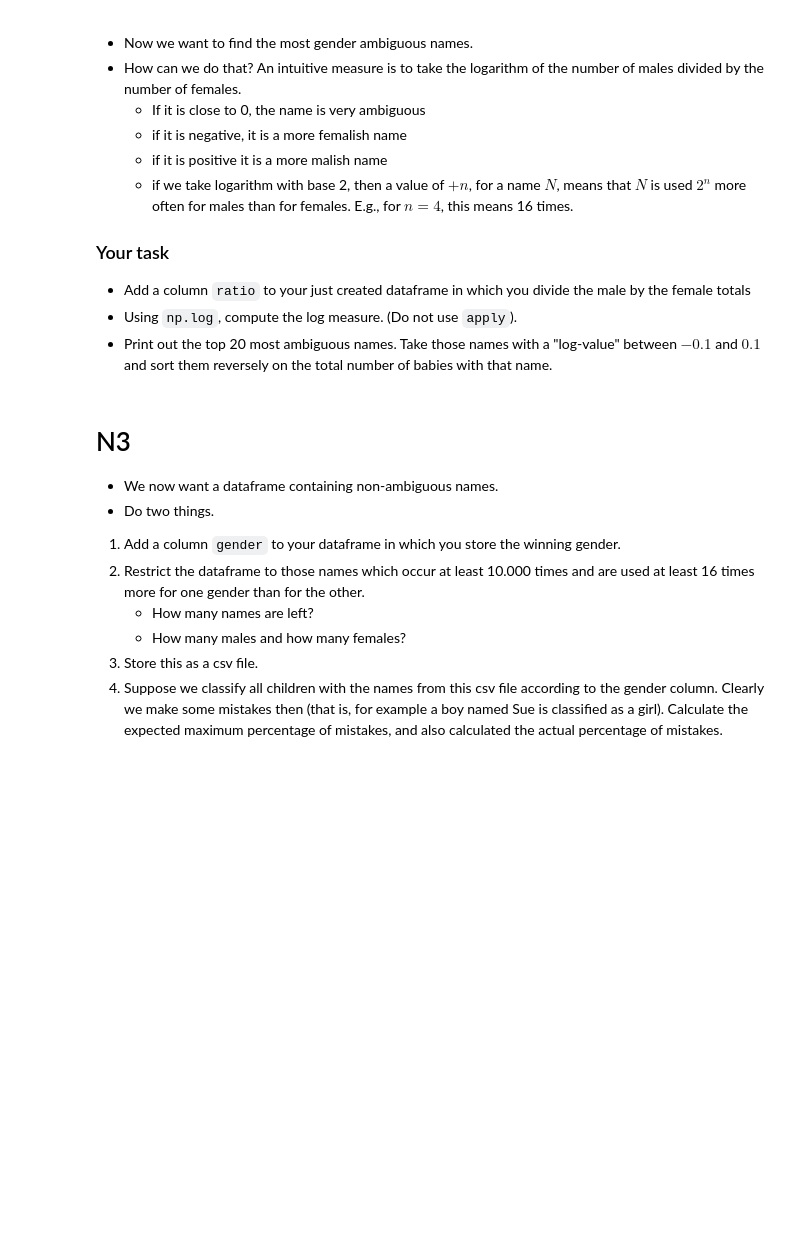
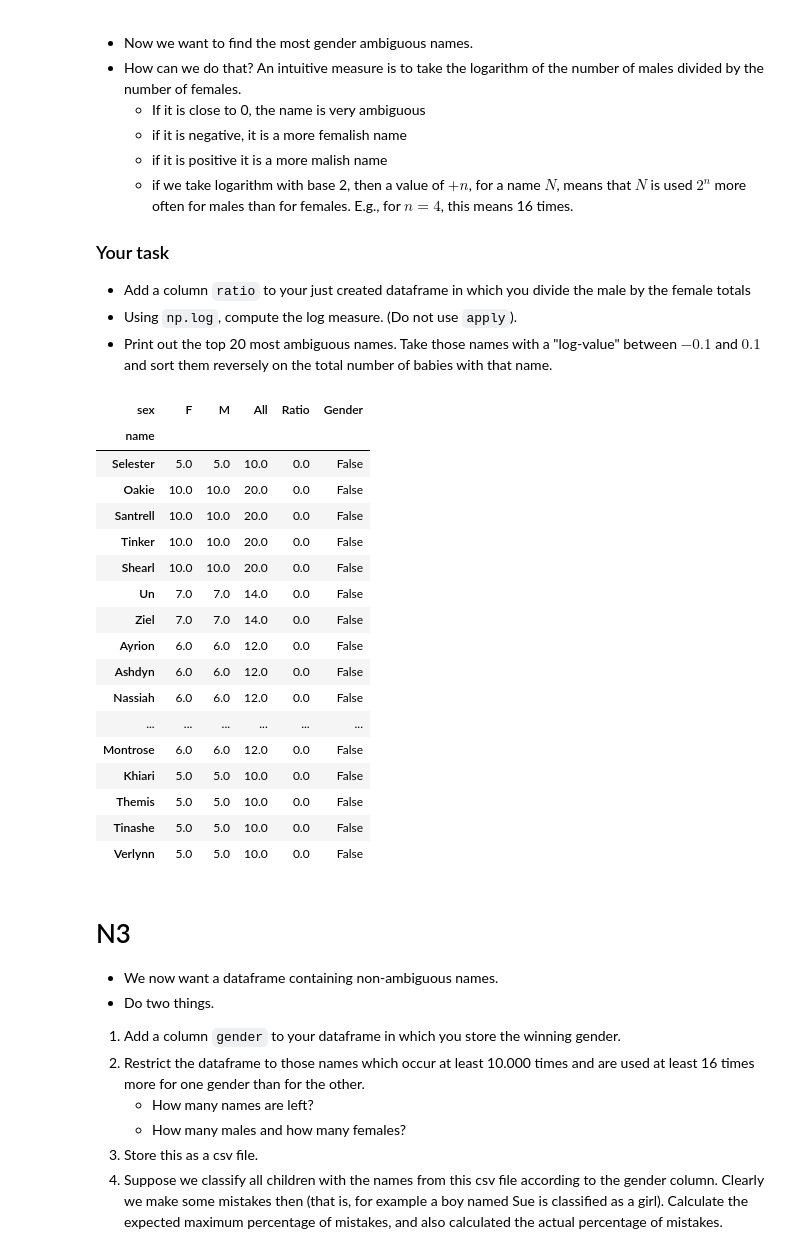
Before and after one commit to JoepStraatman/datascience, a Jupyter notebook: Assignment3-2018.ipynb, the cells around one changed output. Cells and saved outputs as stored; diff of their text form; code cells hidden in the pictures; blank space fills up the shorter version.

```diff
--- a/Assignment3-2018.ipynb
+++ b/Assignment3-2018.ipynb
@@ -494,7 +494,7 @@ columns = ['name', 'sex', 'births']
 
 pieces = []
 for year in years:
-    files = '../babynames/yob%d.txt' % year
+    files = 'babynames/yob%d.txt' % year
     dateframe = pd.read_csv(files, names=columns)
 
     dateframe['year'] = year
@@ -506,3 +524,9 @@ print (finalframe)
+# %%
+total_births = finalframe.pivot_table(values='births', index='name',columns='sex', aggfunc=sum, margins=True)
+newbirth = total_births.dropna()
+alle = newbirth.sort_values(by=['All'], ascending = False)
+#total_births['AL'] = total_births.apply(lambda row: row.F + row.M, axis=1)
+#total_births.dropna()
 # %% [markdown]
 # N2
 
@@ -517,6 +541,35 @@ print (finalframe)
 * Add a column `ratio` to your just created dataframe in which you divide the male by the female totals
 * Using `np.log`, compute the log measure. (Do not use `apply`).
 * Print out the top 20 most ambiguous names. Take those names with a "log-value" between $-0.1$ and $0.1$ and sort them reversely on the total number of babies with that name.
+# %%
+#total_births['Ratio'] = total_births.apply(lambda row: row.F + row.M, axis=1)
+#total_births.dropna()
+alle['Ratio'] = alle['M']/alle['F']
+alle['Ratio'] = np.log(alle['Ratio'])
+alle
+
+amb_names = alle.iloc[(alle['Ratio']-0).abs().argsort()[:19]]
+amb_names
+#amb_names.index.values
+# %% [output]
+| sex | F | M | All | Ratio | Gender |
+| name |  |  |  |  |  |
+| Selester | 5.0 | 5.0 | 10.0 | 0.0 | False |
+| Oakie | 10.0 | 10.0 | 20.0 | 0.0 | False |
+| Santrell | 10.0 | 10.0 | 20.0 | 0.0 | False |
+| Tinker | 10.0 | 10.0 | 20.0 | 0.0 | False |
+| Shearl | 10.0 | 10.0 | 20.0 | 0.0 | False |
+| Un | 7.0 | 7.0 | 14.0 | 0.0 | False |
+| Ziel | 7.0 | 7.0 | 14.0 | 0.0 | False |
+| Ayrion | 6.0 | 6.0 | 12.0 | 0.0 | False |
+| Ashdyn | 6.0 | 6.0 | 12.0 | 0.0 | False |
+| Nassiah | 6.0 | 6.0 | 12.0 | 0.0 | False |
+| ... | ... | ... | ... | ... | ... |
+| Montrose | 6.0 | 6.0 | 12.0 | 0.0 | False |
+| Khiari | 5.0 | 5.0 | 10.0 | 0.0 | False |
+| Themis | 5.0 | 5.0 | 10.0 | 0.0 | False |
+| Tinashe | 5.0 | 5.0 | 10.0 | 0.0 | False |
+| Verlynn | 5.0 | 5.0 | 10.0 | 0.0 | False |
 # %% [markdown]
 # N3
 
```
Also changed, not shown: parts of 3 cells of this notebook.
